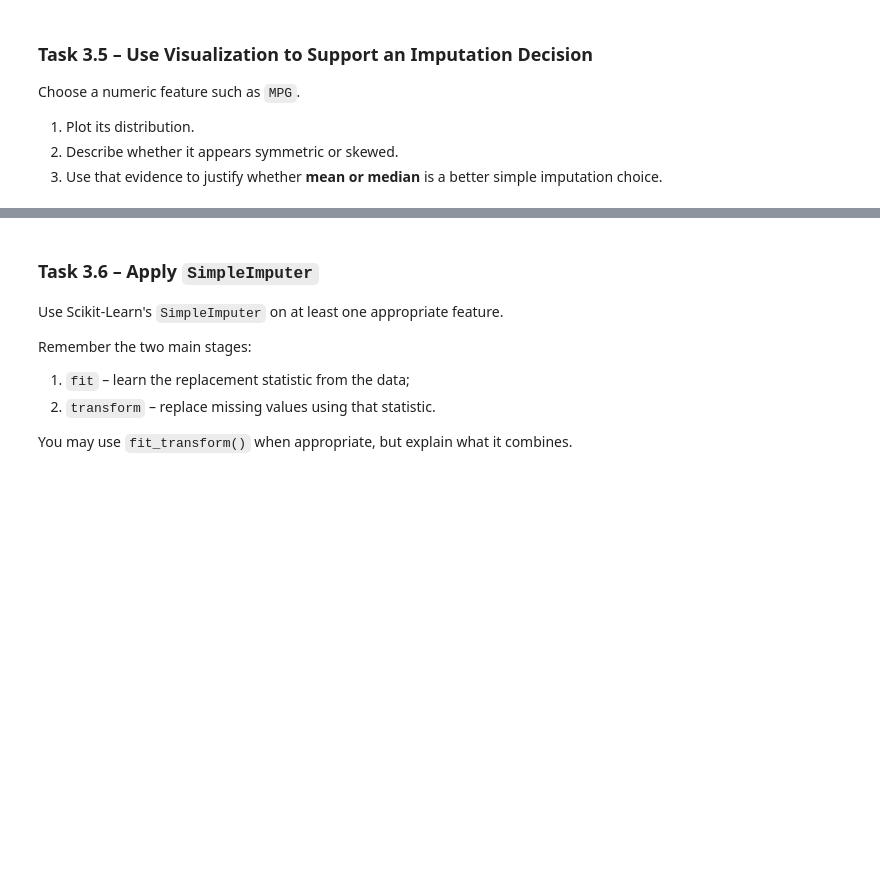
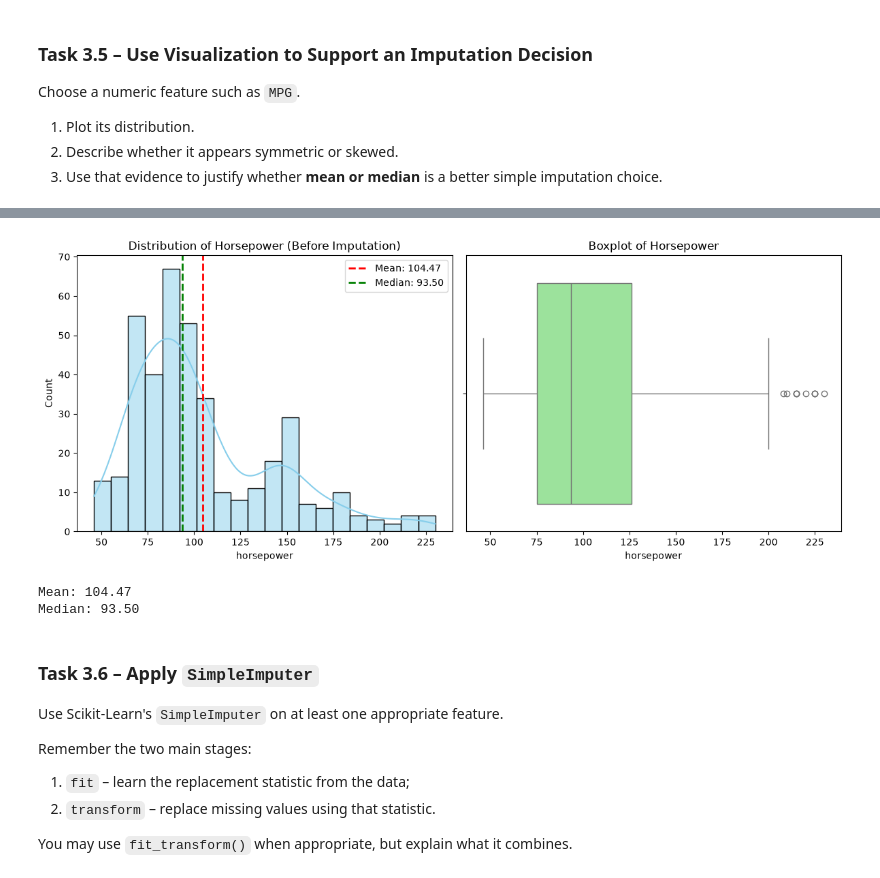
Before and after one commit to ricardo-mohammed/cleaning-imputation-outliers, a Jupyter notebook: notebooks/week5Lab_Students.ipynb, the cells around one changed output, grey strips where cells are left out. Cells and saved outputs as stored; diff of their text form; code cells hidden in the pictures; blank space fills up the shorter version.

```diff
--- a/notebooks/week5Lab_Students.ipynb
+++ b/notebooks/week5Lab_Students.ipynb
@@ -870,0 +867,12 @@ The UCI version contains **398 instances**, and `Horsepower` contains missing va
+# %%
+# Task 3.1 – Load and Inspect the Cars Dataset
+cars = pd.read_csv("../data/cars.csv")
+
+print(f"Shape: {cars.shape}")
+print(f"\nData Types:\n{cars.dtypes}")
+print(f"\nFirst 5 rows:")
+display(cars.head())
+
+# Check for any rows that might be metadata or headers instead of data
+# (The UCI dataset is usually clean, but we check just in case)
+print(f"\nUnique values in 'car_name' (first 5): {cars['car_name'].unique()[:5]}")
@@ -893,0 +956,10 @@ Identify duplicate records.
+# %%
+# Task 3.3 – Check Duplicates
+duplicate_count = cars.duplicated().sum()
+print(f"Number of duplicate rows found: {duplicate_count}")
+
+if duplicate_count > 0:
+    cars = cars.drop_duplicates().reset_index(drop=True)
+    print(f"Removed {duplicate_count} duplicates. New shape: {cars.shape}")
+else:
+    print("No duplicate rows found in the dataset.")
@@ -923,3 +1032,30 @@ Choose a numeric feature such as `MPG`.
+# %%
+# Task 3.5 – Use Visualization to Support an Imputation Decision
+import matplotlib.pyplot as plt
+import seaborn as sns
+
+fig, axes = plt.subplots(1, 2, figsize=(12, 5))
+
+# Plot 1: Histogram of Horsepower
+sns.histplot(cars['horsepower'].dropna(), bins=20, kde=True, ax=axes[0], color='skyblue')
+axes[0].set_title('Distribution of Horsepower (Before Imputation)', fontsize=12)
+axes[0].axvline(cars['horsepower'].mean(), color='red', linestyle='dashed', linewidth=2, label=f'Mean: {cars["horsepower"].mean():.2f}')
+axes[0].axvline(cars['horsepower'].median(), color='green', linestyle='dashed', linewidth=2, label=f'Median: {cars["horsepower"].median():.2f}')
+axes[0].legend()
+
+# Plot 2: Boxplot to show skew/outliers
+sns.boxplot(x=cars['horsepower'].dropna(), ax=axes[1], color='lightgreen')
+axes[1].set_title('Boxplot of Horsepower', fontsize=12)
+
+plt.tight_layout()
+plt.show()
+
+print(f"Mean: {cars['horsepower'].mean():.2f}")
+print(f"Median: {cars['horsepower'].median():.2f}")
+# %% [output]
+[figure, added]
+Mean: 104.47
+Median: 93.50
 # %% [markdown]
 ### **Task 3.6 – Apply `SimpleImputer`**
 
```
Also changed, not shown: parts of 36 cells of this notebook, 1 other file.
